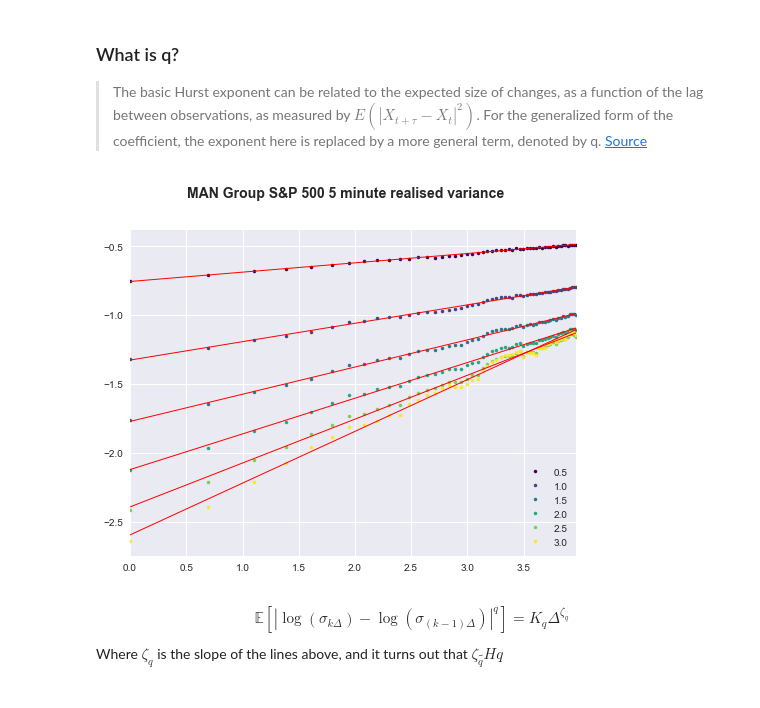
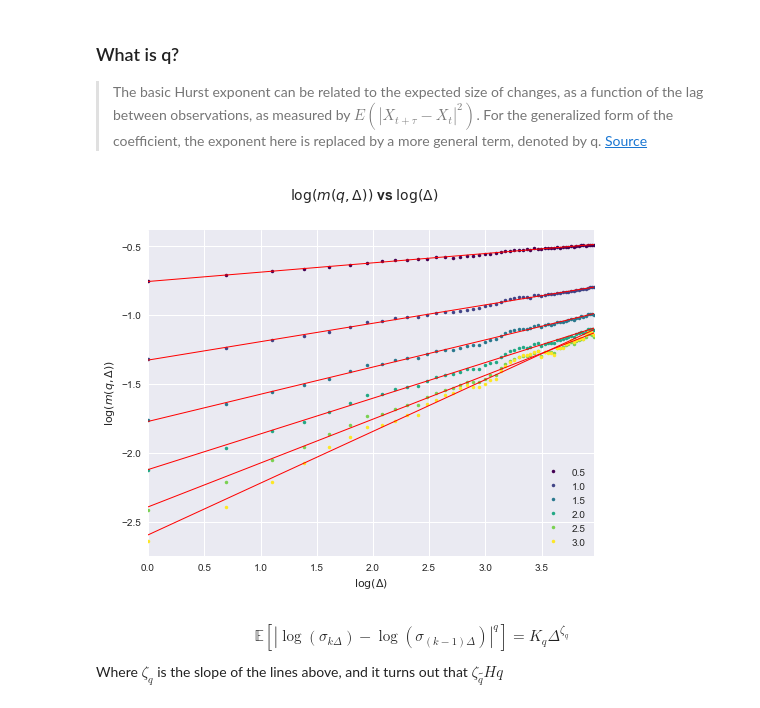
Before and after one commit to ef4s/RoughVol, a Jupyter notebook: Untitled.ipynb, the cells around one changed output. Saved outputs shown, nothing was run; the diff lists cells and outputs as text; code cells hidden in the pictures.

```diff
--- a/Untitled.ipynb
+++ b/Untitled.ipynb
@@ -123,23 +123,27 @@ for l in logres:
     regression_coefs[l] = np.array([regr.intercept_, regr.coef_[0]]).T[0]
 # %%
 fig = plt.figure(figsize=(8, 6))
-fig.suptitle('MAN Group S&P 500 5 minute realised variance', fontsize=14, fontweight='bold')
+fig.suptitle('$\log(m(q,\Delta))$ vs $\log(\Delta)$', fontsize=14, fontweight='bold')
 
 ax = fig.add_subplot(111)
 
 logres.plot(style='.', colormap='viridis', ax=ax)
 
 for l in logres:
     regr = linear_model.LinearRegression()
     x = logres[l].index.values.reshape(-1, 1)
     y = logres[l].values.reshape(-1, 1)
     regr.fit(x,y)
     plt.plot(x, regr.predict(x), color='red', linewidth=1)
 
+ax.set_ylabel('$\log(m(q,\Delta))$')
+ax.set_xlabel('$\log(\Delta)$')
+
+plt.savefig('log_m')
 # ax.xaxis.set_major_formatter(ScalarFormatter())
 # ax.yaxis.set_major_formatter(ScalarFormatter())
 # %% [output]
-[figure, old version]
+[figure, new version]
 # %% [markdown]
 $$\mathbb{E}[|{\log(\sigma_{k\Delta}) - \log(\sigma_{(k-1)\Delta})}|^q]=K_q\Delta^{\zeta_q}$$
 Where $\zeta_q$ is the slope of the lines above, and it turns out that $\zeta_q \tilde{} Hq$
```
Also changed, not shown: parts of 18 cells of this notebook, 7 other files.
